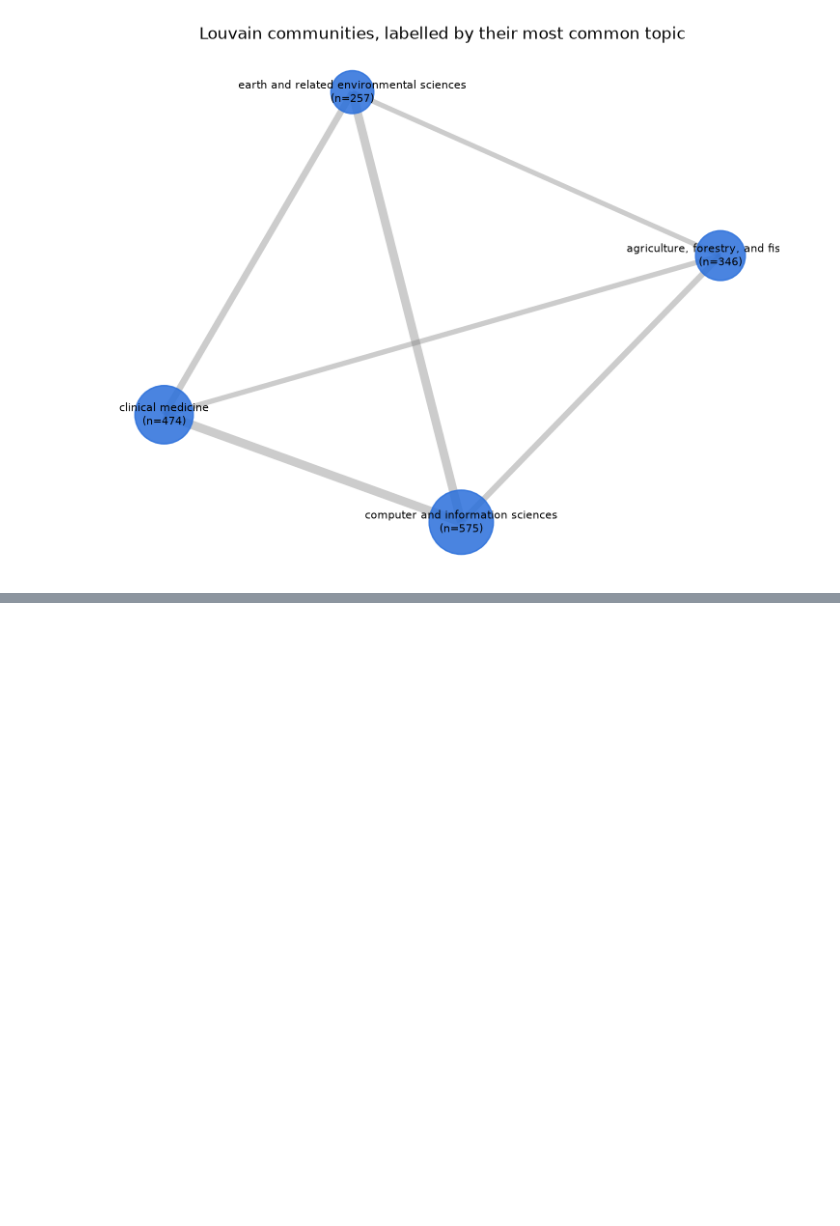
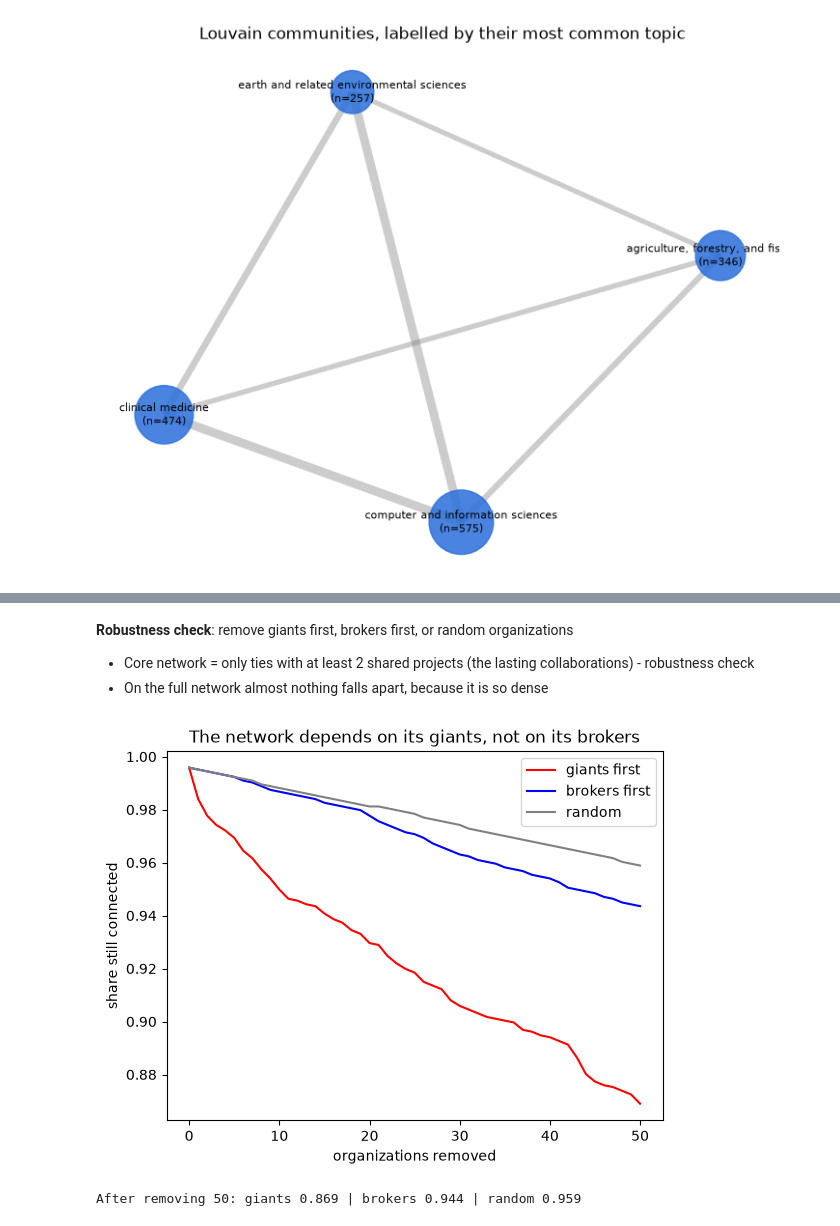
Before and after one commit to lindatruong/ANS-Project-2026, a Jupyter notebook: network_project_new.ipynb, the cells around one changed output, grey strips where cells are left out. Drawn from its saved outputs; the diff is of its cells as text; code cells hidden in the pictures; blank space fills up the shorter version.

```diff
--- a/network_project_new.ipynb
+++ b/network_project_new.ipynb
@@ -288,0 +350,3 @@ plt.show()
+# %%
+cent["clustering"] = pd.Series(nx.clustering(org_net))
+cent["clustering"].describe()
@@ -288,0 +514,37 @@ plt.show()
+# %% [markdown]
+**Robustness check**: remove giants first, brokers first, or random organizations
+- Core network = only ties with at least 2 shared projects (the lasting collaborations) - robustness check
+- On the full network almost nothing falls apart, because it is so dense
+# %%
+core = nx.Graph()
+core.add_edges_from((u, v) for u, v, d in org_net.edges(data=True) if d["n_joint"] >= 2)
+n = core.number_of_nodes()
+
+def share_after(remove):
+    H = core.copy()
+    H.remove_nodes_from(remove)
+    return len(max(nx.connected_components(H), key=len)) / n
+
+giants_first = sorted(core.nodes(), key=lambda x: cent.loc[x, "degree"], reverse=True)
+brokers_first = [o for o in data["residual"].sort_values(ascending=False).dropna().index if o in core]
+random_order = list(np.random.default_rng(1).permutation(list(core.nodes())))
+
+steps = range(0, 51)
+giants_curve = [share_after(giants_first[:k]) for k in steps]
+brokers_curve = [share_after(brokers_first[:k]) for k in steps]
+random_curve = [share_after(random_order[:k]) for k in steps]
+
+plt.plot(steps, giants_curve, color="red", label="giants first")
+plt.plot(steps, brokers_curve, color="blue", label="brokers first")
+plt.plot(steps, random_curve, color="gray", label="random")
+plt.xlabel("organizations removed")
+plt.ylabel("share still connected")
+plt.title("The network depends on its giants, not on its brokers")
+plt.legend()
+plt.show()
+
+print(f"After removing {50}: giants {giants_curve[-1]:.3f} | brokers {brokers_curve[-1]:.3f} | "
+      f"random {random_curve[-1]:.3f}")
+# %% [output]
+[figure, added]
+After removing 50: giants 0.869 | brokers 0.944 | random 0.959
```
Also changed, not shown: parts of 25 cells of this notebook.
